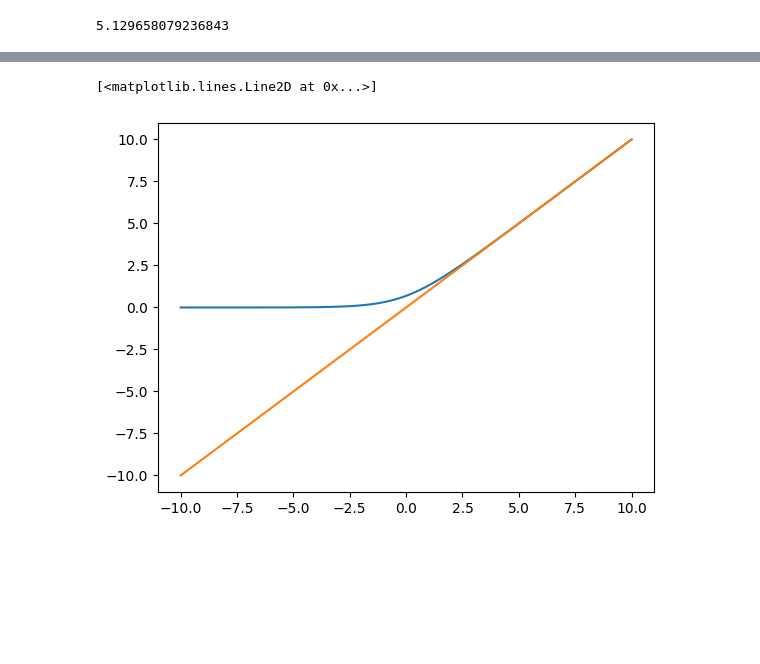
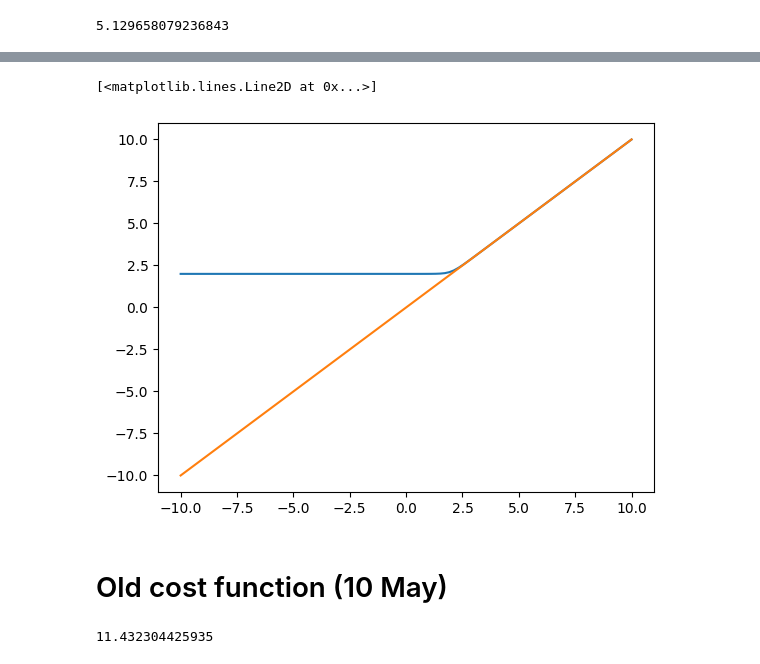
Before and after one commit to Pietervb2/thesis, a Jupyter notebook: debug.ipynb, the cells around one changed output, grey strips where cells are left out. Drawn from its saved outputs; the diff is of its cells as text; code cells hidden in the pictures; blank space fills up the shorter version.

Commit message:
update cost function + weights,  Kvs, inner_cs ipv outer_cs

```diff
--- a/debug.ipynb
+++ b/debug.ipynb
@@ -254,11 +496,73 @@ print(f"Execution time: {end - start} seconds")
 # %%
 def softrelu(x, alpha=10):
-    return np.log(1 + np.exp(alpha * x)) / alpha
+    return np.log(1 + np.exp(alpha * (x-2))) / alpha + 2
 
 
 test = np.linspace(-10,10,100)
-plt.plot(test, softrelu(test, alpha=1))
+plt.plot(test, softrelu(test, alpha=5))
 plt.plot(test,test, label='identity')
 # %% [output]
 [<matplotlib.lines.Line2D at 0x...>]
-[figure, old version]
+[figure, new version]
+# %% [markdown]
+# Old cost function (10 May)
+# %%
+warmup_period = 4.5 #h
+length_of_simulation = len(T_overflow)
+warmup_steps = int(warmup_period / 24 * length_of_simulation)
+
+### Return temperature term ###
+# Hot well saved in ground is 15-18 degrees, cold well 5-8 (literature survey Femke).
+# c_p = 4184 # J/ kg K
+# E_price = 60 * 1e-6 / 3600 # Euro / MWh -> Euro / W s
+
+# T_source = 273.15 + 8   # aquifer target [K] — what you cool TO
+# T_sink   = 273.15 + T_r[warmup_steps:]  # return water [K]   — what you cool FROM
+# COP_ideal = T_source / (T_sink - T_source)
+
+# eta = 0.5
+# COP_real = eta * COP_ideal
+
+# P_used = (T_sink - T_source)* mflow_r[warmup_steps:] * c_p / COP_real * self.dt
+# term_Tr = np.sum(np.exp(-total_heat_demand[warmup_steps:]/1e5) * E_price * P_used) # Only looking at moments when there is no heat demand by applying exp(-Q_d/1e5)
+term_Tr = self.w_Tr * np.mean((np.exp(-total_heat_demand[warmup_steps:]/1e5)*T_r[warmup_steps:])**2) # Only looking at moments when there is no heat demand by applying exp(-Q_d/1e5)
+
+### Heat demand difference term ###
+heat_demand_idx = [idx for idx,i in enumerate(total_heat_demand) if i>0] # Obtain all idx for total heat demand above zero
+
+term_Q = self.dict_w_Q[self.profile] * np.mean((total_heat_demand[heat_demand_idx] - total_heat_supply[heat_demand_idx])**2)
+
+### Heat demand waiting time response term ###
+term_Qrespond = self.dict_w_Qrespond[self.profile] * Q_respond # So averge delta_Q within those 2 minutes
+
+### Supply term delivered ###
+# eta_boiler = 0.6
+# P_used_Ts = eta_boiler * mflow_r[warmup_steps:] * (T_s[warmup_steps:] - 30) * c_p * self.dt
+# term_Ts = np.sum(P_used_Ts * E_price)
+
+term_Ts = self.w_Ts * np.mean(T_s[warmup_steps:]**2)
+
+### Difference in supply term ###
+term_dTs = self.w_dTs * np.sum(np.diff(T_s[warmup_steps:])**2)
+
+### Regularization ###
+
+# And their weights
+        self.w_Tr = 0.5
+        self.w_Ts = 0.1
+        self.w_dTs = 0.5
+
+        self.dict_w_Q = {
+            'Profile 1': 1.5*0.4e-7,
+            'Profile 2': 1.5*0.4e-6,
+            'Profile 3': 1.5*0.1e-5,
+            'Profile 4': 1.5*0.1e-4}
+
+        self.dict_w_Qrespond = {
+            'Profile 1': 2*0.08e-3,
+            'Profile 2': 2*0.1e-3,
+            'Profile 3': 2*0.1e-3,
+            'Profile 4': 2*0.1e-3
+        }
+# %% [output]
+11.432304425935
```
Also changed, not shown: parts of 15 cells of this notebook, 10 other files.
